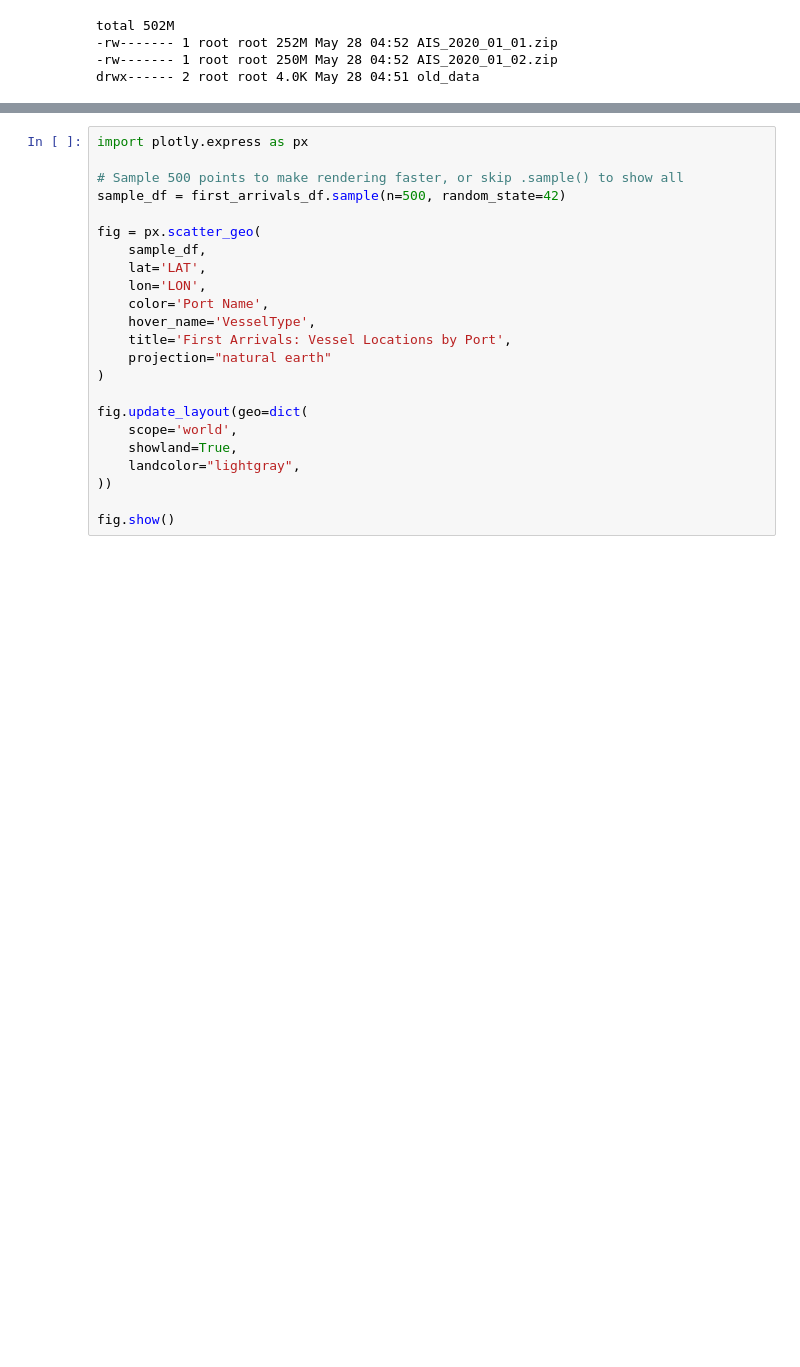
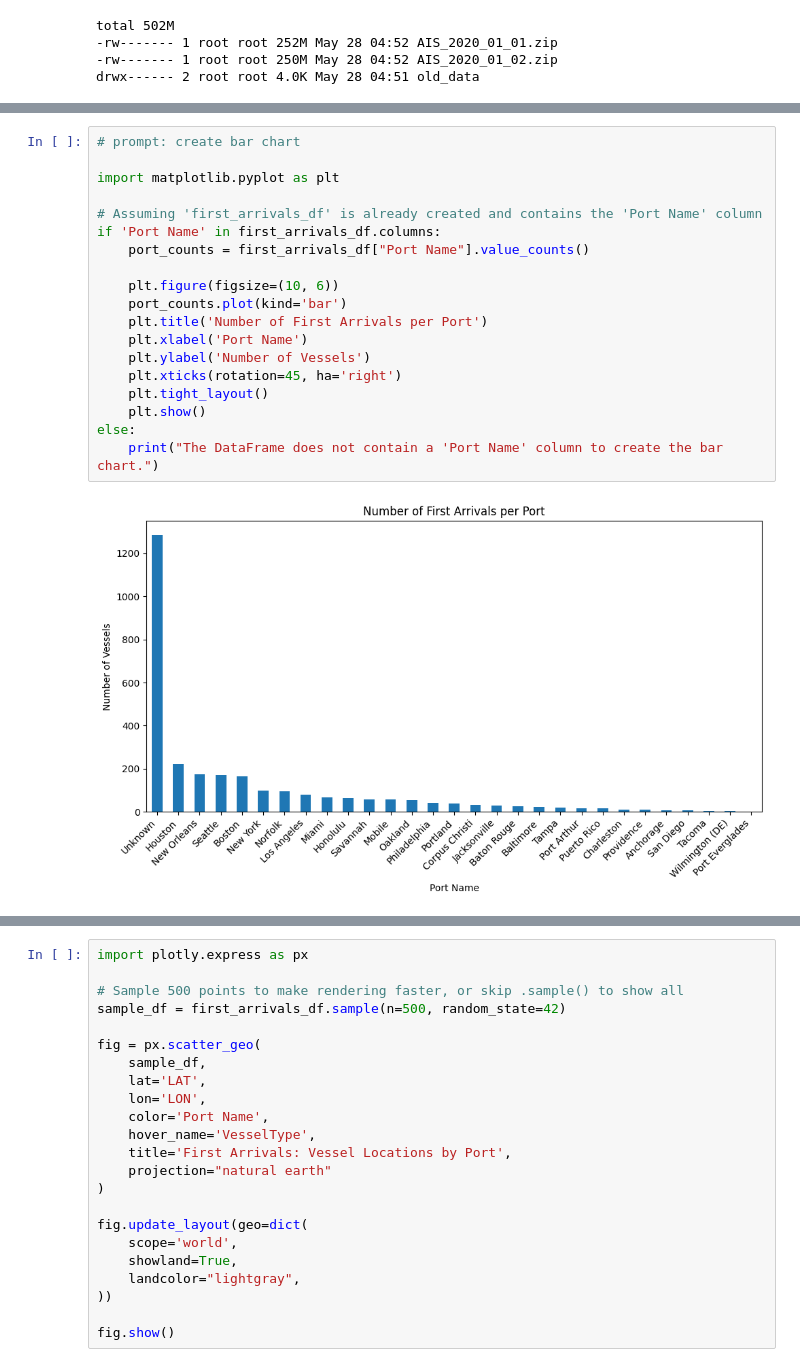
Before and after one commit to calebarr/AIS, a Jupyter notebook: AIS_Downloader_TeamShared.ipynb, the cells around one changed output, grey strips where cells are left out. Saved outputs shown, nothing was run; the diff lists cells and outputs as text; blank space fills up the shorter version.

```diff
--- a/AIS_Downloader_TeamShared.ipynb
+++ b/AIS_Downloader_TeamShared.ipynb
@@ -180 +201,22 @@ first_arrivals_df["Port Name"].value_counts()
 dtype: int64
+# %%
+# prompt: create bar chart
+
+import matplotlib.pyplot as plt
+
+# Assuming 'first_arrivals_df' is already created and contains the 'Port Name' column
+if 'Port Name' in first_arrivals_df.columns:
+    port_counts = first_arrivals_df["Port Name"].value_counts()
+
+    plt.figure(figsize=(10, 6))
+    port_counts.plot(kind='bar')
+    plt.title('Number of First Arrivals per Port')
+    plt.xlabel('Port Name')
+    plt.ylabel('Number of Vessels')
+    plt.xticks(rotation=45, ha='right')
+    plt.tight_layout()
+    plt.show()
+else:
+    print("The DataFrame does not contain a 'Port Name' column to create the bar chart.")
+# %% [output]
+[figure, added]
```
Also changed, not shown: parts of 15 cells of this notebook.
